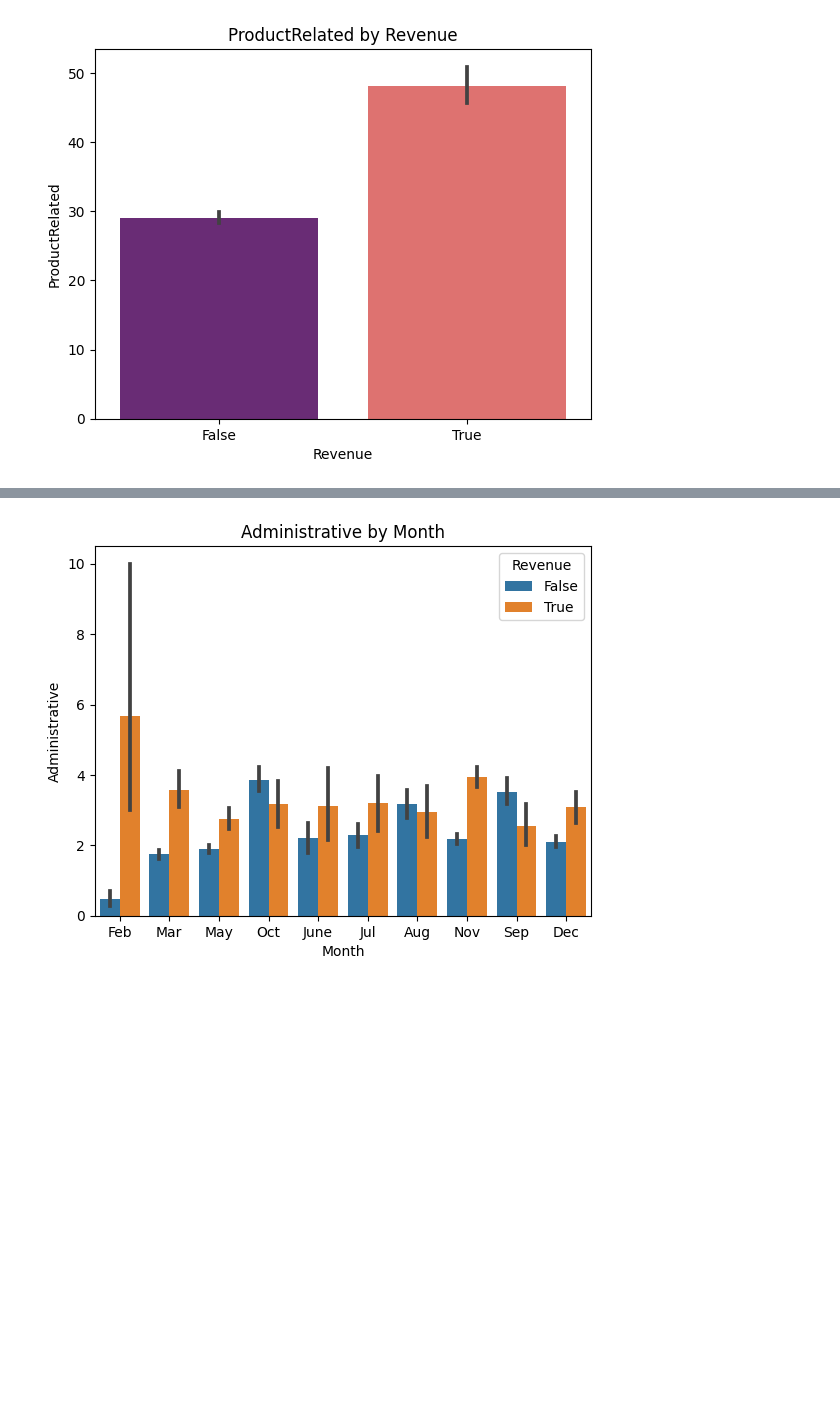
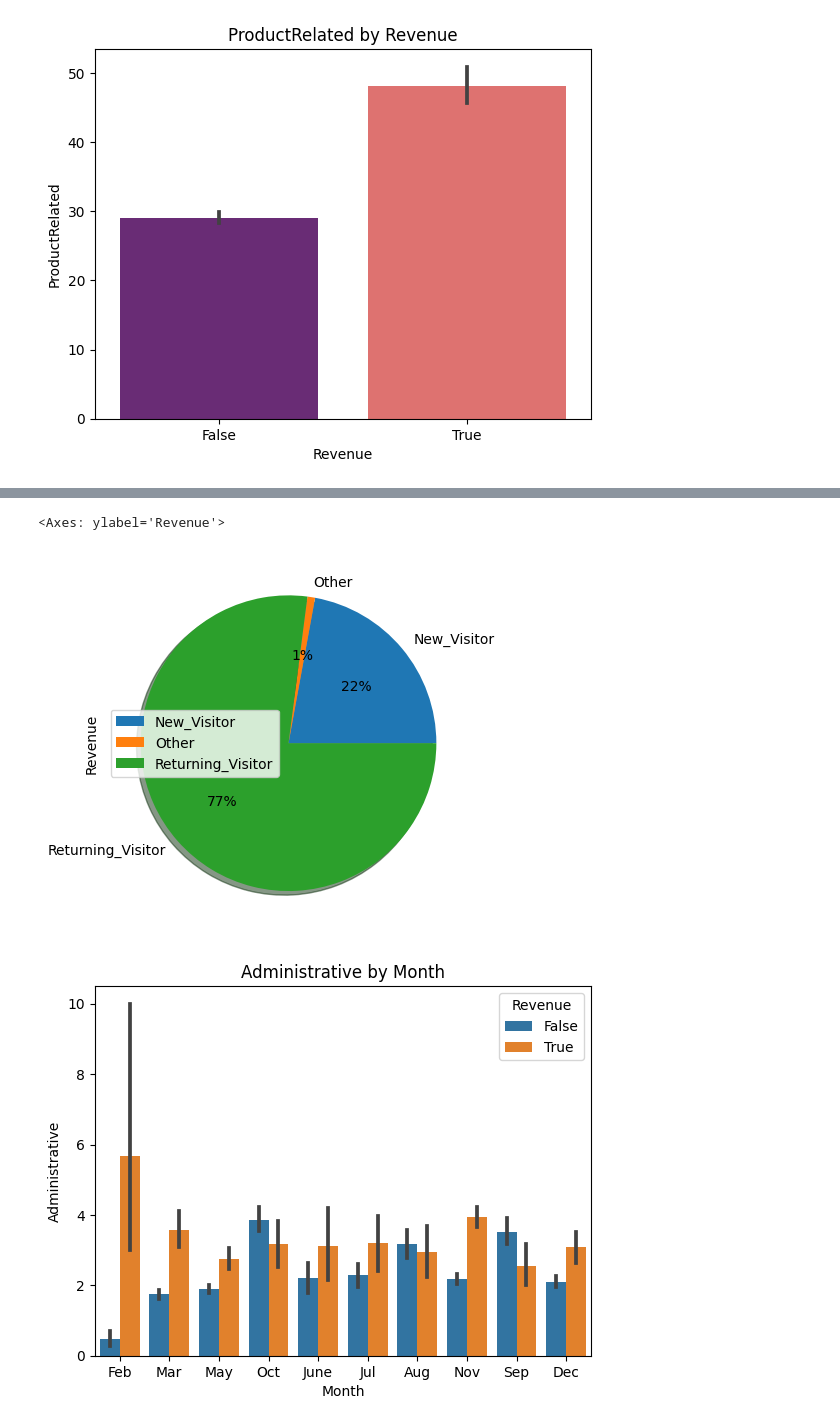
Before and after one commit to ChiomaOfunwa/Jumia-Online-Shoppers-Intention, a Jupyter notebook: Task2.ipynb, the cells around one changed output, grey strips where cells are left out. Cells and saved outputs as stored; diff of their text form; code cells hidden in the pictures; blank space fills up the shorter version.

```diff
--- a/Task2.ipynb
+++ b/Task2.ipynb
@@ -418,3 +428,9 @@ plt.show()
+# %%
+jum.groupby(['VisitorType']).sum().plot(
+    kind='pie', y='Revenue', autopct='%1.0f%%', shadow=True)
+# %% [output]
+<Axes: ylabel='Revenue'>
+[figure, added]
 # %%
 plt.title('Administrative by Month')
 sns.barplot(x='Month', y='Administrative',hue='Revenue', data=jum)
```
Also changed, not shown: parts of 2 cells of this notebook.
